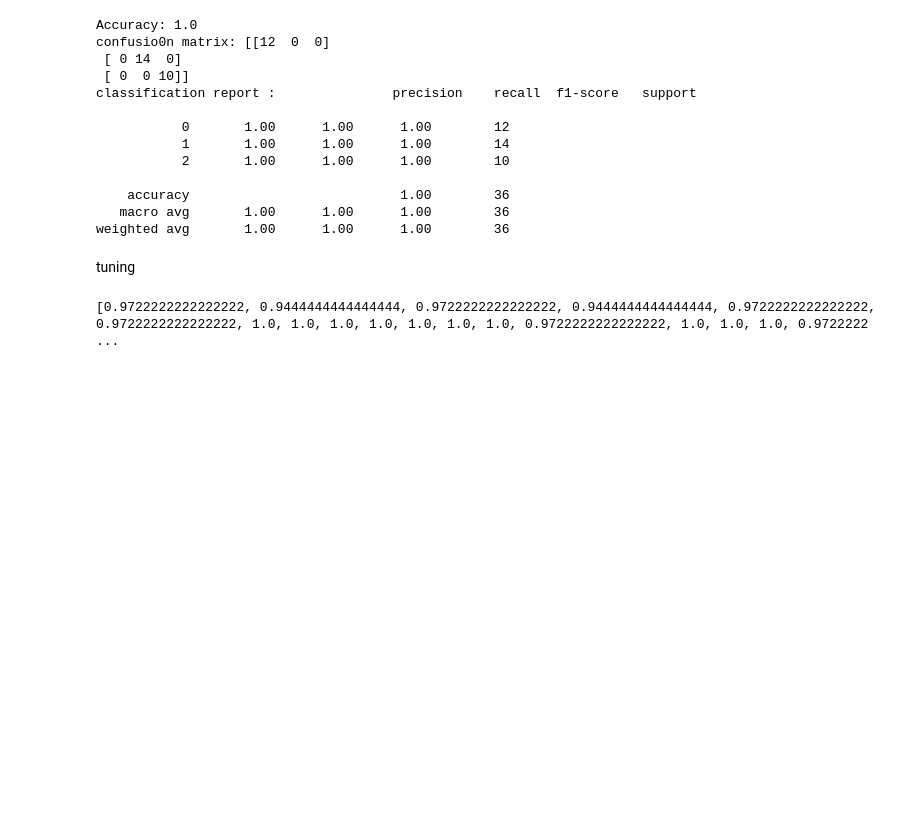
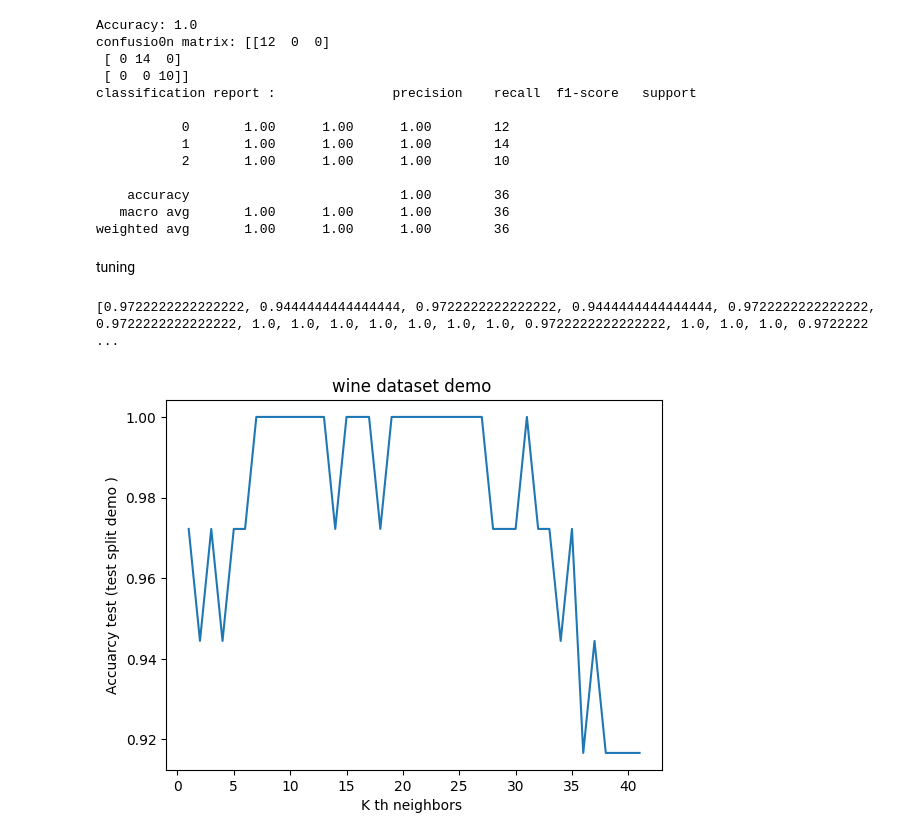
Before and after one commit to shovo896/Exploratory-Data-Analysis-of-Alchol-Quality, a Jupyter notebook: knn.ipynb, the cells around one changed output. Drawn from its saved outputs; the diff is of its cells as text; code cells hidden in the pictures; blank space fills up the shorter version.

```diff
--- a/knn.ipynb
+++ b/knn.ipynb
@@ -98,3 +98,12 @@ for k in k_values:
 print(accs)
 # %% [output]
 [0.9722222222222222, 0.9444444444444444, 0.9722222222222222, 0.9444444444444444, 0.9722222222222222, 0.9722222222222222, 1.0, 1.0, 1.0, 1.0, 1.0, 1.0, 1.0, 0.9722222222222222, 1.0, 1.0, 1.0, 0.9722222 ...
+# %%
+plt.figure()
+plt.plot(list(k_values),accs)
+plt.xlabel("K th neighbors ")
+plt.ylabel("Accuarcy test (test split demo )")
+plt.title("wine dataset demo ")
+plt.show()
+# %% [output]
+[figure, added]
```
